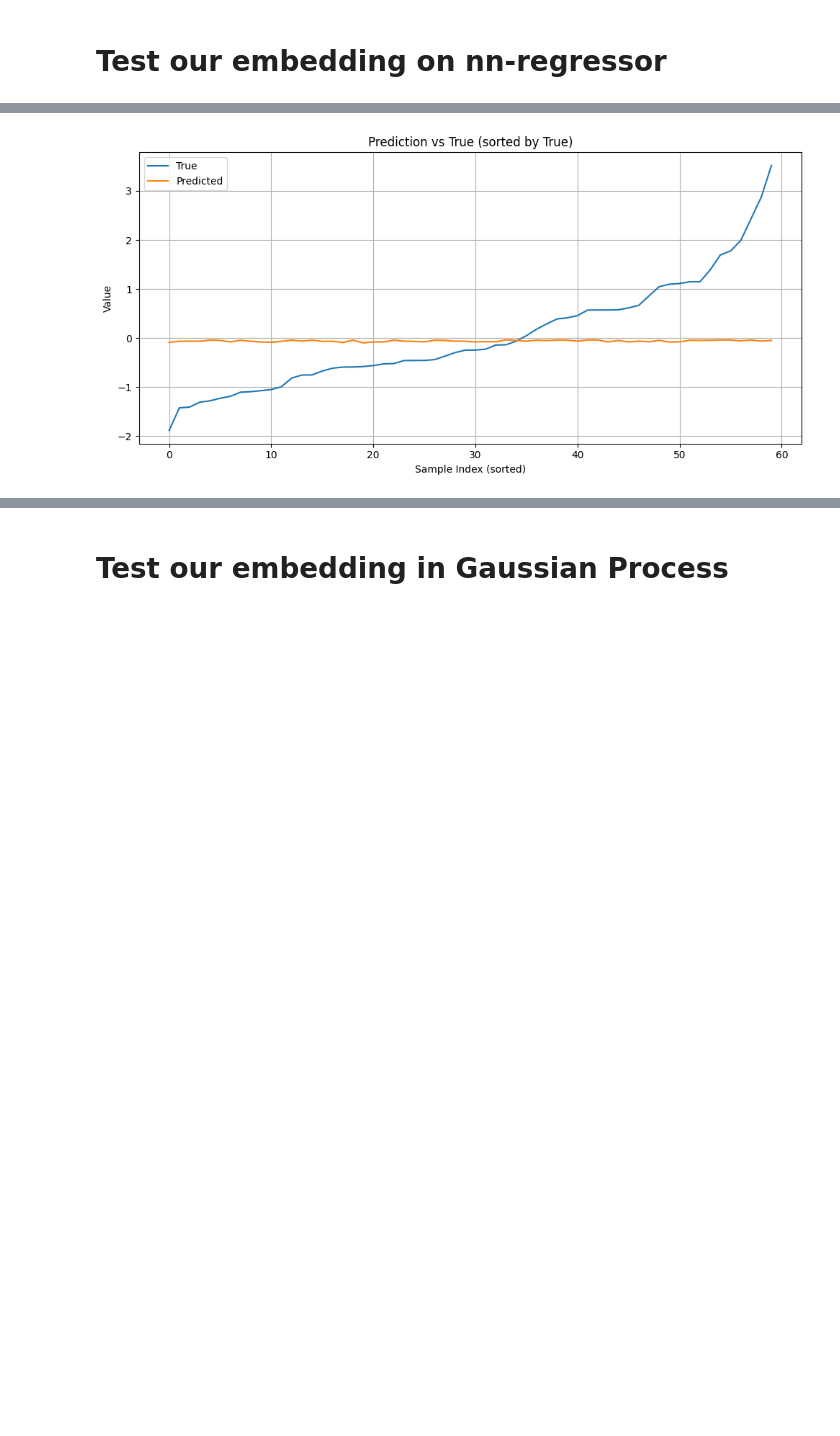
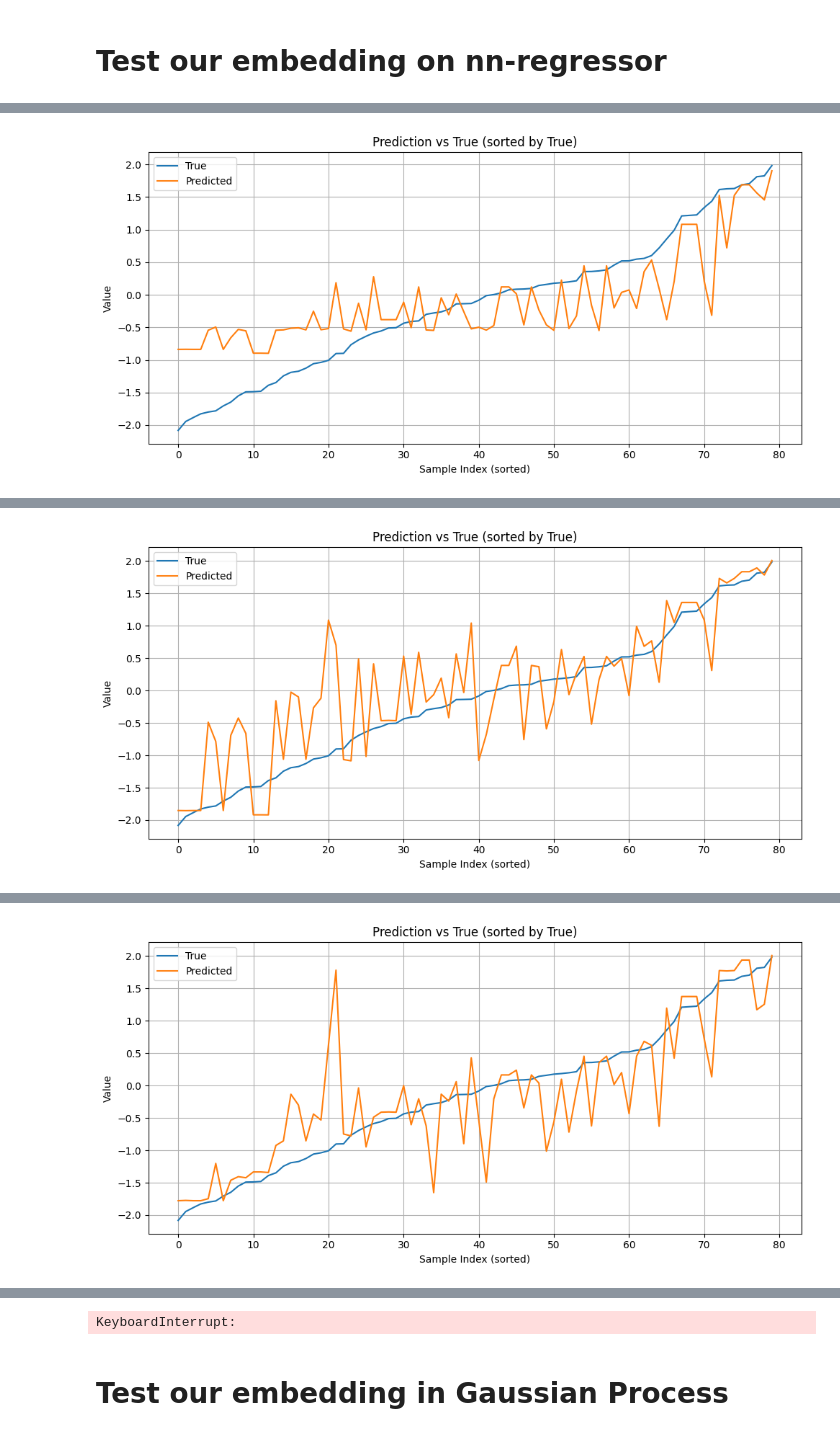
Before and after one commit to Chengyuyihua/BO_for_QECcodes, a Jupyter notebook: test_gp.ipynb, the cells around one changed output, grey strips where cells are left out. Cells and saved outputs as stored; diff of their text form; code cells hidden in the pictures; blank space fills up the shorter version.

```diff
--- a/test_gp.ipynb
+++ b/test_gp.ipynb
@@ -27,10 +27,15 @@ set_all_seeds(42)
 # Load the dataset
 # %%
 from sklearn.preprocessing import StandardScaler
-l = 6
-g = 3
-para_dict = {'l':l,'g':g}
-total_dataset = QEC_Dataset(l,g,load = True,number = 300,save = True)
+# l = 6
+# g = 3
+# para_dict = {'l':l,'g':g}
+# total_dataset = QEC_Dataset(l,g,load = True,number = 300,save = True)
+total_dataset = MergeDatasets()
+total_dataset.load(['./data/codes/bb_36_6_3_100_depolarizing.pkl',
+                    './data/codes/bb_36_9_2_100_depolarizing.pkl',
+                    './data/codes/hgp_36_2_2_3_100_depolarizing.pkl',
+                    './data/codes/hgp_36_3_3_2_100_depolarizing.pkl'])
 total_dataset.y = torch.tensor(total_dataset.y)
 
 
@@ -43,7 +48,7 @@ y_np = total_dataset.y.detach().cpu().numpy().reshape(-1, 1)
 scaler = StandardScaler().fit(y_np)
 total_dataset.y = scaler.transform(y_np)
 total_dataset.y = torch.tensor(total_dataset.y)
-total_dataset.X = torch.tensor(total_dataset.X)
+# total_dataset.X = torch.tensor(total_dataset.X)
 
 
 import random
@@ -277,17 +280,16 @@ views_info = [
 
 # An Example of the Encoding
 class E():
-    def __init__(self,code_constructor,views_info ):
-        self.code_constructor = code_constructor
+    def __init__(self,views_info ):
         self.encoder = CSSEncoder(views_info,mode ='relations')
 
     def encode_single(self,x):
-        return self.encoder.encode(self.code_constructor.construct(np.array(x).astype(int)))
+        return self.encoder.encode(x)
     def encode(self,x):
         # x: B views
         return [self.encode_single(i) for i in x]
-codeconstructor = CodeConstructor(method='bb',para_dict = para_dict)
-e = E(codeconstructor,views_info)
+
+e = E(views_info)
 e.encode_single(total_dataset.X[0])
 # %% [output]
 {'decode': {'sizes': {'SZ': 18, 'DQ': 36, 'SX': 18},
@@ -576,12 +578,16 @@ criterion = LogCoshLoss()
 optimizer = torch.optim.AdamW(model.parameters(), lr=1e-4)
 
 # 4) Data
-train_loader = DataLoader(train_dataset, batch_size=8, shuffle=True)
-test_loader  = DataLoader(test_dataset,  batch_size=32)
+def custom_collate(batch):
+    xs, ys = zip(*batch)
+    return list(xs), torch.tensor(ys, dtype=torch.float32)
+
+train_loader = DataLoader(train_dataset, batch_size=8, shuffle=True,collate_fn=custom_collate)
+test_loader  = DataLoader(test_dataset,  batch_size=32,collate_fn=custom_collate)
 
 # Your encoder wrapper (already defined in your message)
 # para_dict, codeconstructor are already defined as you said.
-encoder = E(codeconstructor,views_info)
+encoder = E(views_info)
 
 # 5) Training loop
 model.train()
@@ -693 +699 @@ Epoch  25 | Loss: 0.351923
-[figure, old version]
+[figure, new version]
@@ -706,0 +717 @@ Epoch  36 | Loss: 0.343944
+[figure, added]
@@ -707,0 +735 @@ KeyboardInterrupt:
+[figure, added]
@@ -708,3 +785,4 @@ KeyboardInterrupt:
+KeyboardInterrupt:
 # %% [markdown]
 # Test our embedding in Gaussian Process
 # %%
```
Also changed, not shown: parts of 6 cells of this notebook, 1 other file.
